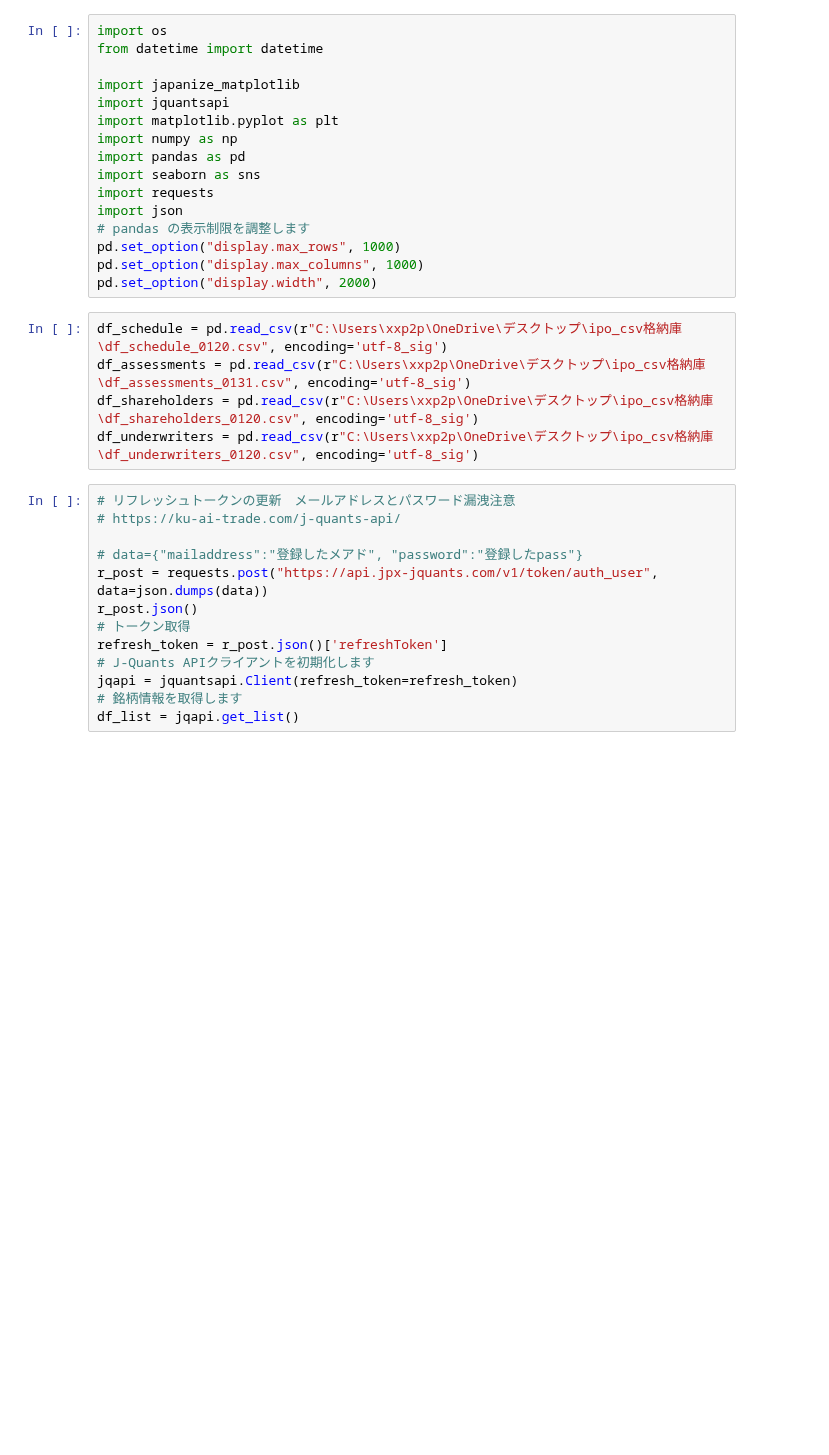
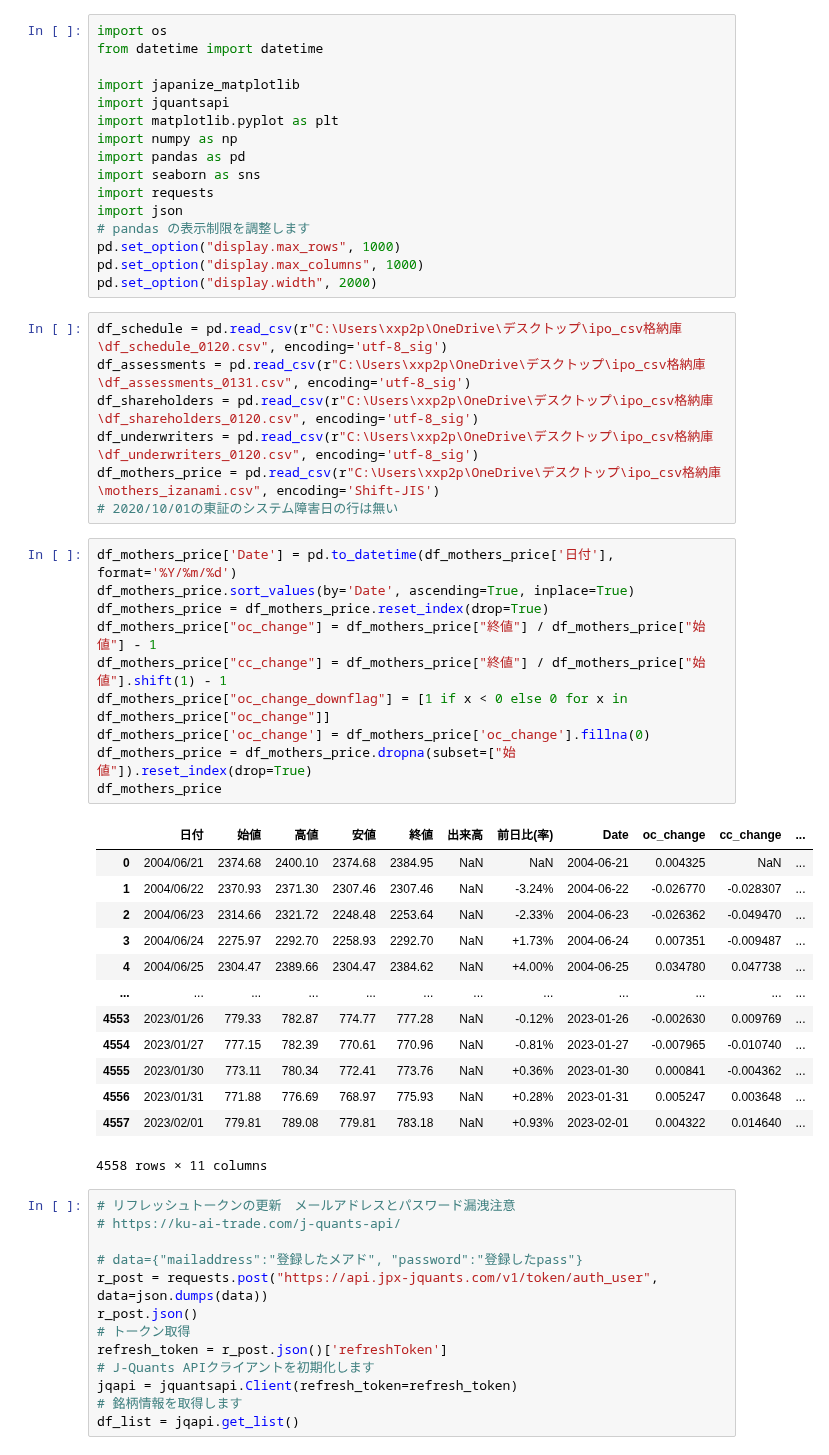
Before and after one commit to ryota1215/stock_tools, a Jupyter notebook: notebook/ipo_inspection.ipynb, the cells around one changed output. Drawn from its saved outputs; the diff is of its cells as text; blank space fills up the shorter version.

```diff
--- a/notebook/ipo_inspection.ipynb
+++ b/notebook/ipo_inspection.ipynb
@@ -24,6 +19,32 @@ df_schedule = pd.read_csv(r"C:\Users\xxp2p\OneDrive\デスクトップ\ipo_csv
 df_assessments = pd.read_csv(r"C:\Users\xxp2p\OneDrive\デスクトップ\ipo_csv格納庫\df_assessments_0131.csv", encoding='utf-8_sig')
 df_shareholders = pd.read_csv(r"C:\Users\xxp2p\OneDrive\デスクトップ\ipo_csv格納庫\df_shareholders_0120.csv", encoding='utf-8_sig')
 df_underwriters = pd.read_csv(r"C:\Users\xxp2p\OneDrive\デスクトップ\ipo_csv格納庫\df_underwriters_0120.csv", encoding='utf-8_sig')
+df_mothers_price = pd.read_csv(r"C:\Users\xxp2p\OneDrive\デスクトップ\ipo_csv格納庫\mothers_izanami.csv", encoding='Shift-JIS')
+# 2020/10/01の東証のシステム障害日の行は無い
+# %%
+df_mothers_price['Date'] = pd.to_datetime(df_mothers_price['日付'], format='%Y/%m/%d')
+df_mothers_price.sort_values(by='Date', ascending=True, inplace=True)
+df_mothers_price = df_mothers_price.reset_index(drop=True)
+df_mothers_price["oc_change"] = df_mothers_price["終値"] / df_mothers_price["始値"] - 1
+df_mothers_price["cc_change"] = df_mothers_price["終値"] / df_mothers_price["始値"].shift(1) - 1
+df_mothers_price["oc_change_downflag"] = [1 if x < 0 else 0 for x in df_mothers_price["oc_change"]]
+df_mothers_price['oc_change'] = df_mothers_price['oc_change'].fillna(0)
+df_mothers_price = df_mothers_price.dropna(subset=["始値"]).reset_index(drop=True)
+df_mothers_price
+# %% [output]
+|  | 日付 | 始値 | 高値 | 安値 | 終値 | 出来高 | 前日比(率) | Date | oc_change | cc_change | ... |
+| 0 | 2004/06/21 | 2374.68 | 2400.10 | 2374.68 | 2384.95 | NaN | NaN | 2004-06-21 | 0.004325 | NaN | ... |
+| 1 | 2004/06/22 | 2370.93 | 2371.30 | 2307.46 | 2307.46 | NaN | -3.24% | 2004-06-22 | -0.026770 | -0.028307 | ... |
+| 2 | 2004/06/23 | 2314.66 | 2321.72 | 2248.48 | 2253.64 | NaN | -2.33% | 2004-06-23 | -0.026362 | -0.049470 | ... |
+| 3 | 2004/06/24 | 2275.97 | 2292.70 | 2258.93 | 2292.70 | NaN | +1.73% | 2004-06-24 | 0.007351 | -0.009487 | ... |
+| 4 | 2004/06/25 | 2304.47 | 2389.66 | 2304.47 | 2384.62 | NaN | +4.00% | 2004-06-25 | 0.034780 | 0.047738 | ... |
+| ... | ... | ... | ... | ... | ... | ... | ... | ... | ... | ... | ... |
+| 4553 | 2023/01/26 | 779.33 | 782.87 | 774.77 | 777.28 | NaN | -0.12% | 2023-01-26 | -0.002630 | 0.009769 | ... |
+| 4554 | 2023/01/27 | 777.15 | 782.39 | 770.61 | 770.96 | NaN | -0.81% | 2023-01-27 | -0.007965 | -0.010740 | ... |
+| 4555 | 2023/01/30 | 773.11 | 780.34 | 772.41 | 773.76 | NaN | +0.36% | 2023-01-30 | 0.000841 | -0.004362 | ... |
+| 4556 | 2023/01/31 | 771.88 | 776.69 | 768.97 | 775.93 | NaN | +0.28% | 2023-01-31 | 0.005247 | 0.003648 | ... |
+| 4557 | 2023/02/01 | 779.81 | 789.08 | 779.81 | 783.18 | NaN | +0.93% | 2023-02-01 | 0.004322 | 0.014640 | ... |
+4558 rows × 11 columns
 # %%
 # リフレッシュトークンの更新　メールアドレスとパスワード漏洩注意
 # https://ku-ai-trade.com/j-quants-api/
```
Also changed, not shown: parts of 16 cells of this notebook.
